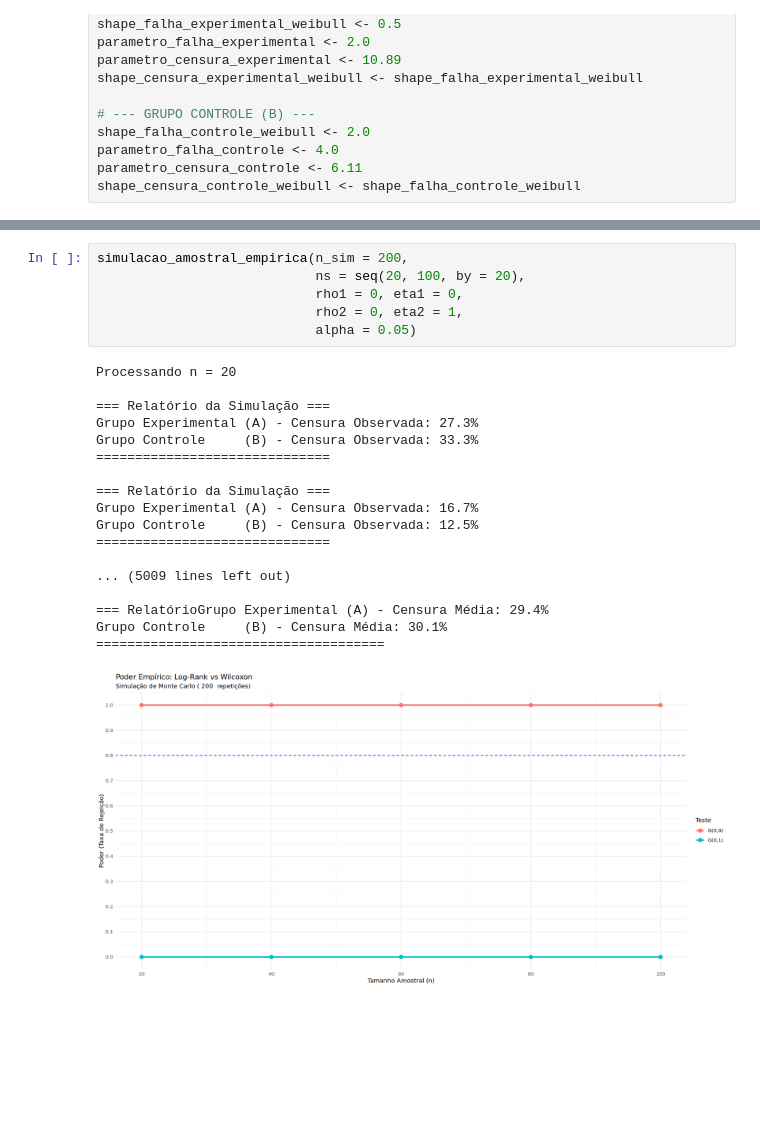
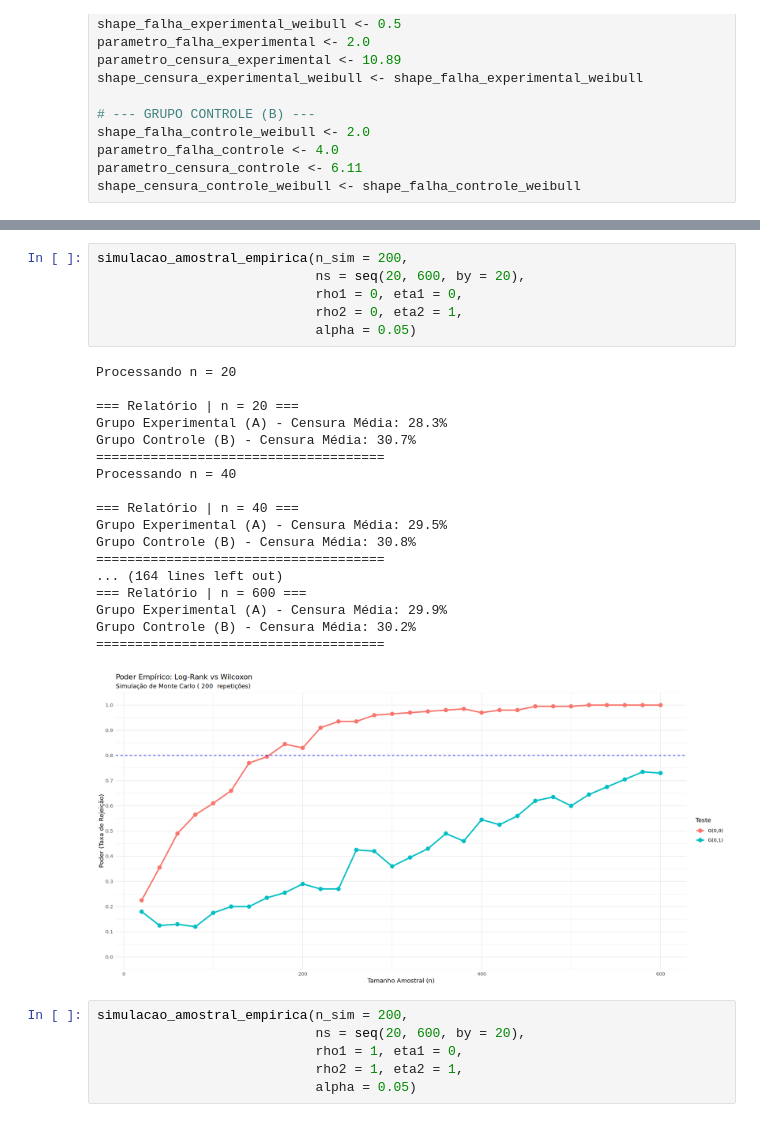
Before and after one commit to felipe-daiki/estudo_de_adequabilidade_de_poder_de_teste, a Jupyter notebook: riscos_nao_proporcionais_draft_v0.ipynb, the cells around one changed output, grey strips where cells are left out. Saved outputs shown, nothing was run; the diff lists cells and outputs as text; blank space fills up the shorter version.

```diff
--- a/riscos_nao_proporcionais_draft_v0.ipynb
+++ b/riscos_nao_proporcionais_draft_v0.ipynb
@@ -115,25 +158,31 @@ A data.frame: 5 × 3
 # %%
 simulacao_amostral_empirica(n_sim = 200,
-                            ns = seq(20, 100, by = 20),
+                            ns = seq(20, 600, by = 20),
                             rho1 = 0, eta1 = 0,
                             rho2 = 0, eta2 = 1,
                             alpha = 0.05)
 # %% [output]
 Processando n = 20
 
-=== Relatório da Simulação ===
-Grupo Experimental (A) - Censura Observada: 27.3%
-Grupo Controle     (B) - Censura Observada: 33.3%
-==============================
+=== Relatório | n = 20 ===
+Grupo Experimental (A) - Censura Média: 28.3%
+Grupo Controle (B) - Censura Média: 30.7%
+=====================================
+Processando n = 40
 
-=== Relatório da Simulação ===
-Grupo Experimental (A) - Censura Observada: 16.7%
-Grupo Controle     (B) - Censura Observada: 12.5%
-==============================
-
-... (5009 lines left out)
-
-=== RelatórioGrupo Experimental (A) - Censura Média: 29.4%
-Grupo Controle     (B) - Censura Média: 30.1%
+=== Relatório | n = 40 ===
+Grupo Experimental (A) - Censura Média: 29.5%
+Grupo Controle (B) - Censura Média: 30.8%
 =====================================
+... (164 lines left out)
+=== Relatório | n = 600 ===
+Grupo Experimental (A) - Censura Média: 29.9%
+Grupo Controle (B) - Censura Média: 30.2%
+=====================================
-[figure, old version]
+[figure, new version]
+# %%
+simulacao_amostral_empirica(n_sim = 200,
+                            ns = seq(20, 600, by = 20),
+                            rho1 = 1, eta1 = 0,
+                            rho2 = 1, eta2 = 1,
+                            alpha = 0.05)
```
Also changed, not shown: parts of 9 cells of this notebook, 3 other files.
